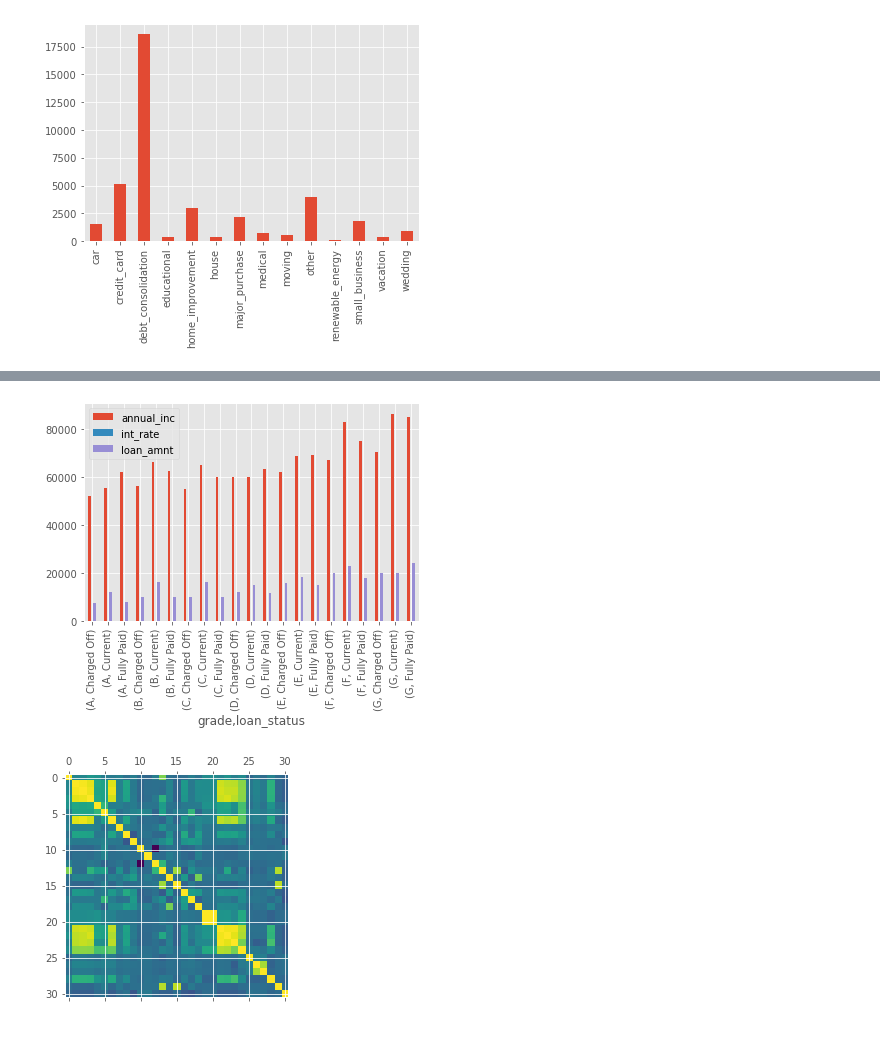
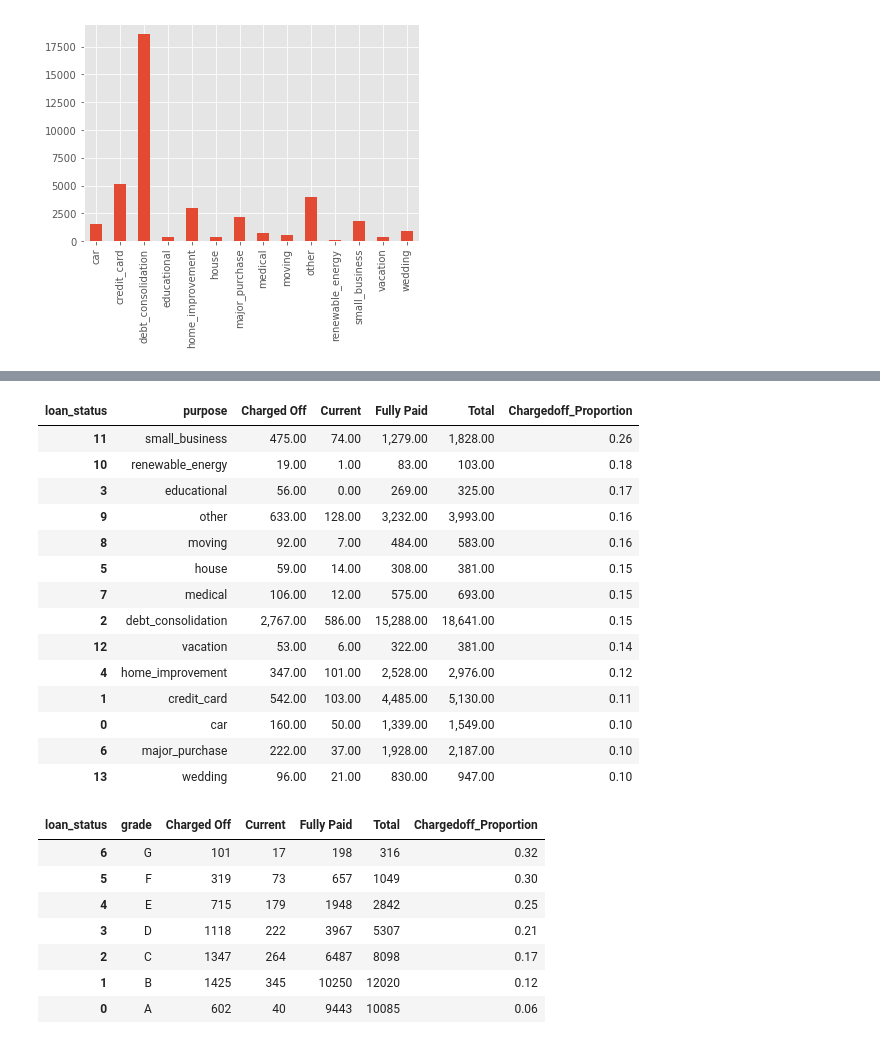
Before and after one commit to tvss93/Lending_Club_Case_Study, a Jupyter notebook: EDA.ipynb, the cells around one changed output, grey strips where cells are left out. Drawn from its saved outputs; the diff is of its cells as text; code cells hidden in the pictures.

Commit message:
Group By Table

```diff
--- a/EDA.ipynb
+++ b/EDA.ipynb
@@ -418,9 +404,0 @@ table
-# %%
-table.plot(kind='bar');
-# %% [output]
-[figure, removed]
-# %%
-plt.matshow(non_null_df2.corr())
-plt.show()
-# %% [output]
-[figure, removed]
@@ -426,0 +407,22 @@ plt.show()
+# %%
+purpose_vs_loan = all_record_After_Cleaning.groupby(['purpose', 'loan_status']).loan_status.count().unstack().fillna(0).reset_index()
+# %%
+purpose_vs_loan['Total'] = purpose_vs_loan['Charged Off'] + purpose_vs_loan['Current'] + purpose_vs_loan['Fully Paid']
+purpose_vs_loan['Chargedoff_Proportion'] = purpose_vs_loan['Charged Off'] / purpose_vs_loan['Total']
+purpose_vs_loan.sort_values('Chargedoff_Proportion', ascending=False)
+# %% [output]
+| loan_status | purpose | Charged Off | Current | Fully Paid | Total | Chargedoff_Proportion |
+| 11 | small_business | 475.00 | 74.00 | 1,279.00 | 1,828.00 | 0.26 |
+| 10 | renewable_energy | 19.00 | 1.00 | 83.00 | 103.00 | 0.18 |
+| 3 | educational | 56.00 | 0.00 | 269.00 | 325.00 | 0.17 |
+| 9 | other | 633.00 | 128.00 | 3,232.00 | 3,993.00 | 0.16 |
+| 8 | moving | 92.00 | 7.00 | 484.00 | 583.00 | 0.16 |
+| 5 | house | 59.00 | 14.00 | 308.00 | 381.00 | 0.15 |
+| 7 | medical | 106.00 | 12.00 | 575.00 | 693.00 | 0.15 |
+| 2 | debt_consolidation | 2,767.00 | 586.00 | 15,288.00 | 18,641.00 | 0.15 |
+| 12 | vacation | 53.00 | 6.00 | 322.00 | 381.00 | 0.14 |
+| 4 | home_improvement | 347.00 | 101.00 | 2,528.00 | 2,976.00 | 0.12 |
+| 1 | credit_card | 542.00 | 103.00 | 4,485.00 | 5,130.00 | 0.11 |
+| 0 | car | 160.00 | 50.00 | 1,339.00 | 1,549.00 | 0.10 |
+| 6 | major_purchase | 222.00 | 37.00 | 1,928.00 | 2,187.00 | 0.10 |
+| 13 | wedding | 96.00 | 21.00 | 830.00 | 947.00 | 0.10 |
@@ -426,0 +439,13 @@ plt.show()
+# %%
+grade_vs_loan['Total'] = grade_vs_loan['Charged Off'] + grade_vs_loan['Current'] + grade_vs_loan['Fully Paid']
+grade_vs_loan['Chargedoff_Proportion'] = grade_vs_loan['Charged Off'] / grade_vs_loan['Total']
+grade_vs_loan.sort_values('Chargedoff_Proportion', ascending=False)
+# %% [output]
+| loan_status | grade | Charged Off | Current | Fully Paid | Total | Chargedoff_Proportion |
+| 6 | G | 101 | 17 | 198 | 316 | 0.32 |
+| 5 | F | 319 | 73 | 657 | 1049 | 0.30 |
+| 4 | E | 715 | 179 | 1948 | 2842 | 0.25 |
+| 3 | D | 1118 | 222 | 3967 | 5307 | 0.21 |
+| 2 | C | 1347 | 264 | 6487 | 8098 | 0.17 |
+| 1 | B | 1425 | 345 | 10250 | 12020 | 0.12 |
+| 0 | A | 602 | 40 | 9443 | 10085 | 0.06 |
```
Also changed, not shown: parts of 49 cells of this notebook.
